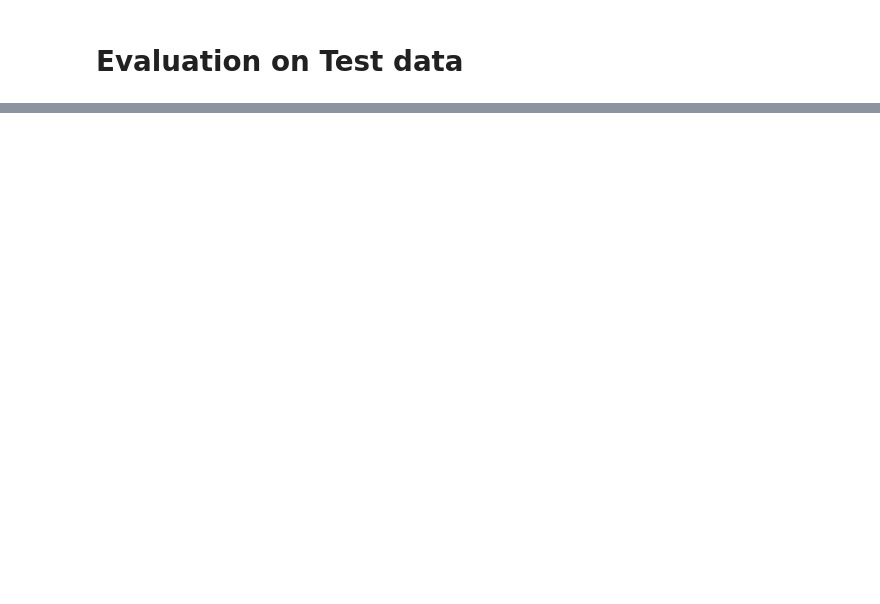
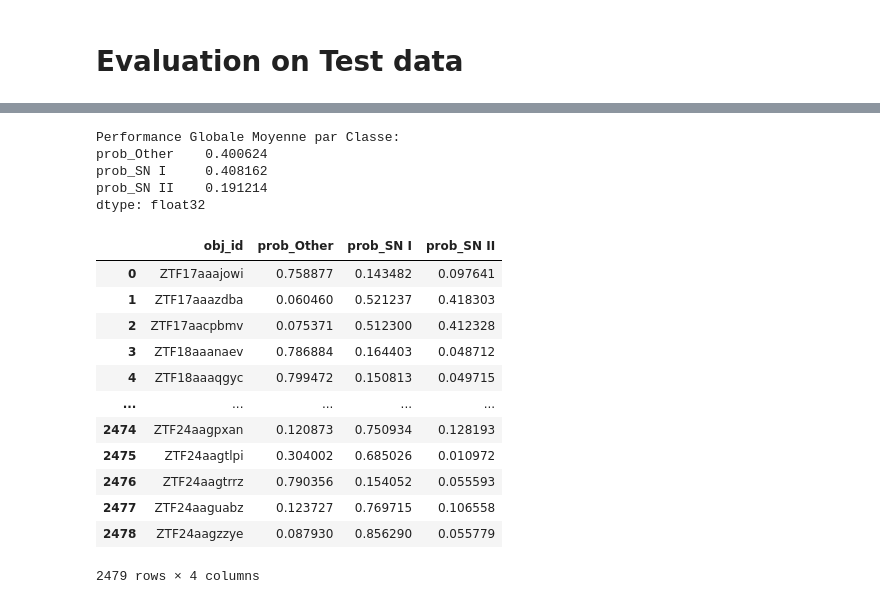
Before and after one commit to theobonzi/ML_skyportal, a Jupyter notebook: main.ipynb, the cells around one changed output, grey strips where cells are left out. Drawn from its saved outputs; the diff is of its cells as text; code cells hidden in the pictures; blank space fills up the shorter version.

```diff
--- a/main.ipynb
+++ b/main.ipynb
@@ -508,7 +831,7 @@ from keras.callbacks import EarlyStopping, ModelCheckpoint, ReduceLROnPlateau
 filepath = "data/best_model.keras"
 
 callbacks_list = [
-    EarlyStopping(monitor='val_loss', mode='min', verbose=1, patience=20),
+    EarlyStopping(monitor='val_loss', mode='min', verbose=1, patience=30),
     ModelCheckpoint(filepath, monitor='val_loss', save_best_only=True, mode='min', verbose=1),
     ReduceLROnPlateau(monitor='val_loss', factor=0.1, patience=8, mode='min', verbose=1),
 ]
@@ -518,7 +841,7 @@ callbacks_list = [
 history = model.fit(
     X_train, y_train,
     epochs=150,
-    batch_size=32,
+    batch_size=64,
     validation_split=0.2,
     shuffle=True,
     callbacks=callbacks_list,
@@ -528,7 +889,7 @@ plot_history(history)
 # %% [markdown]
 # Evaluation on Test data
 # %%
-model.load_weights('checkpoints/best_model.keras')
+model.load_weights('/kaggle/working/data/best_model.keras')
 # %%
 loss, accuracy = model.evaluate(X_test, y_test, verbose=1)
 print(f'Test Loss: {loss:.3f}, Test Accuracy: {accuracy:.3f}')
@@ -550,0 +973,34 @@ early_classification_tradeoff(model, X_test, y_test)
+# %%
+def predict_and_average(model, X, y_df, label_names):
+    original_ids = np.unique([obj_id.split('_')[0] for obj_id in y_df['obj_id']])
+    predictions_list = []  # Utiliser une liste pour stocker les DataFrames temporaires
+
+    for original_id in original_ids:
+        for suffix in ['', '_20', '_50', '_80']:
+            # Identifier les obj_ids spécifiques pour chaque suffixe
+            specific_obj_ids = y_df['obj_id'].str.startswith(original_id + suffix)
+            if not specific_obj_ids.any():
+                continue
+
+            X_obj = X[specific_obj_ids]
+            y_pred_prob = model.predict(X_obj)
+            mean_probs = np.mean(y_pred_prob, axis=0)
+
+            # Obtenir l'étiquette de vérité terrain du premier élément (supposé identique pour tous les éléments avec le même obj_id)
+            ground_truth = y_df[specific_obj_ids]['type'].values[0]
+
+            # Préparer la ligne de prédiction avec le suffixe dans obj_id si nécessaire
+            pred_obj_id = original_id if suffix == '' else original_id + suffix
+            pred_row = {'obj_id': pred_obj_id, 'ground_truth': ground_truth}
+            for idx, label in enumerate(label_names):
+                pred_row[f'prob_{label}'] = mean_probs[idx]
+
+            # Ajouter la ligne de prédiction à la liste
+            predictions_list.append(pd.DataFrame([pred_row]))
+
+    # Concaténer toutes les lignes de prédiction en un seul DataFrame
+    predictions = pd.concat(predictions_list, ignore_index=True)
+
+    return predictions
+
+predictions_df = predict_and_annotate(model, X_test, y_test_df, label_names)
@@ -550,0 +1016,8 @@ early_classification_tradeoff(model, X_test, y_test)
+# %%
+display_global_performance(predictions_df)
+# %% [output]
+Performance Globale Moyenne par Classe:
+prob_Other    0.400624
+prob_SN I     0.408162
+prob_SN II    0.191214
+dtype: float32
@@ -550,0 +1044,16 @@ early_classification_tradeoff(model, X_test, y_test)
+# %%
+predictions_df
+# %% [output]
+|  | obj_id | prob_Other | prob_SN I | prob_SN II |
+| 0 | ZTF17aaajowi | 0.758877 | 0.143482 | 0.097641 |
+| 1 | ZTF17aaazdba | 0.060460 | 0.521237 | 0.418303 |
+| 2 | ZTF17aacpbmv | 0.075371 | 0.512300 | 0.412328 |
+| 3 | ZTF18aaanaev | 0.786884 | 0.164403 | 0.048712 |
+| 4 | ZTF18aaaqgyc | 0.799472 | 0.150813 | 0.049715 |
+| ... | ... | ... | ... | ... |
+| 2474 | ZTF24aagpxan | 0.120873 | 0.750934 | 0.128193 |
+| 2475 | ZTF24aagtlpi | 0.304002 | 0.685026 | 0.010972 |
+| 2476 | ZTF24aagtrrz | 0.790356 | 0.154052 | 0.055593 |
+| 2477 | ZTF24aaguabz | 0.123727 | 0.769715 | 0.106558 |
+| 2478 | ZTF24aagzzye | 0.087930 | 0.856290 | 0.055779 |
+2479 rows × 4 columns
```
Also changed, not shown: parts of 35 cells of this notebook.
